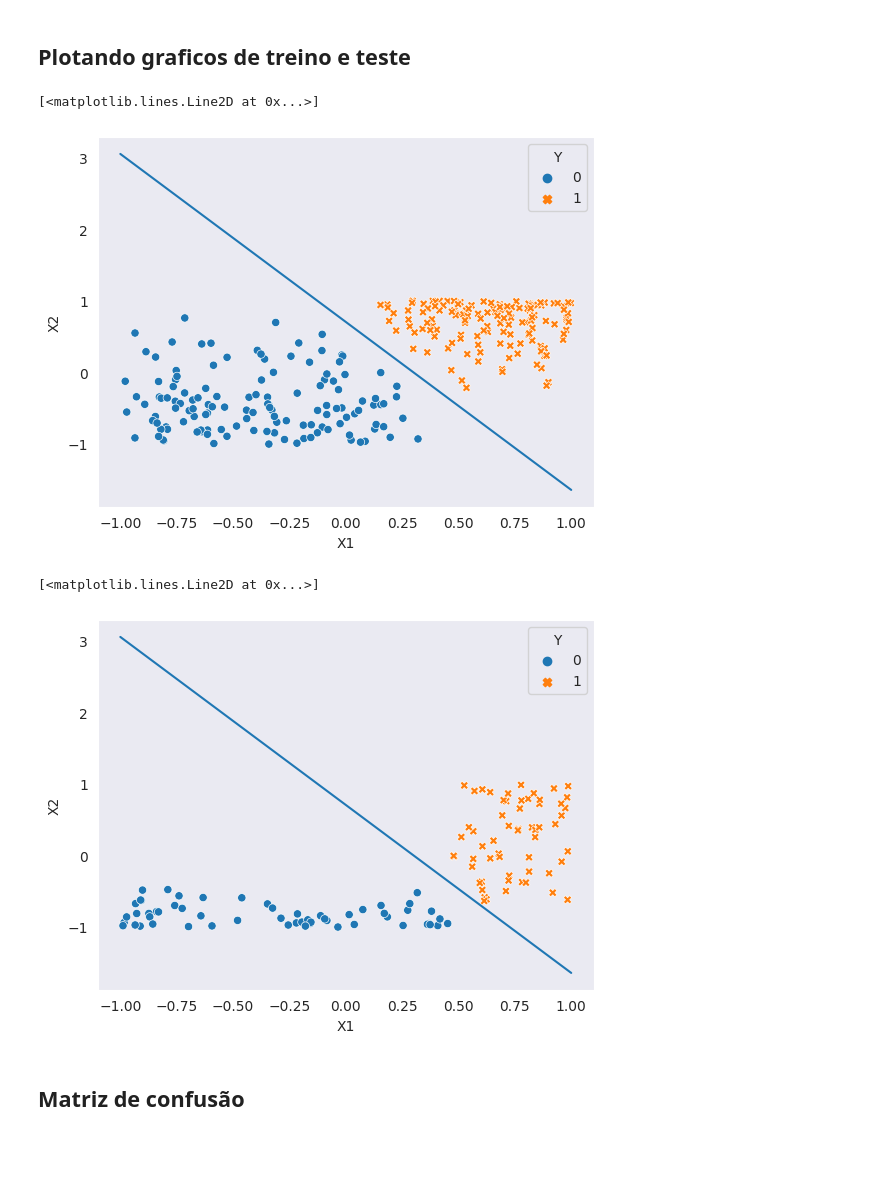
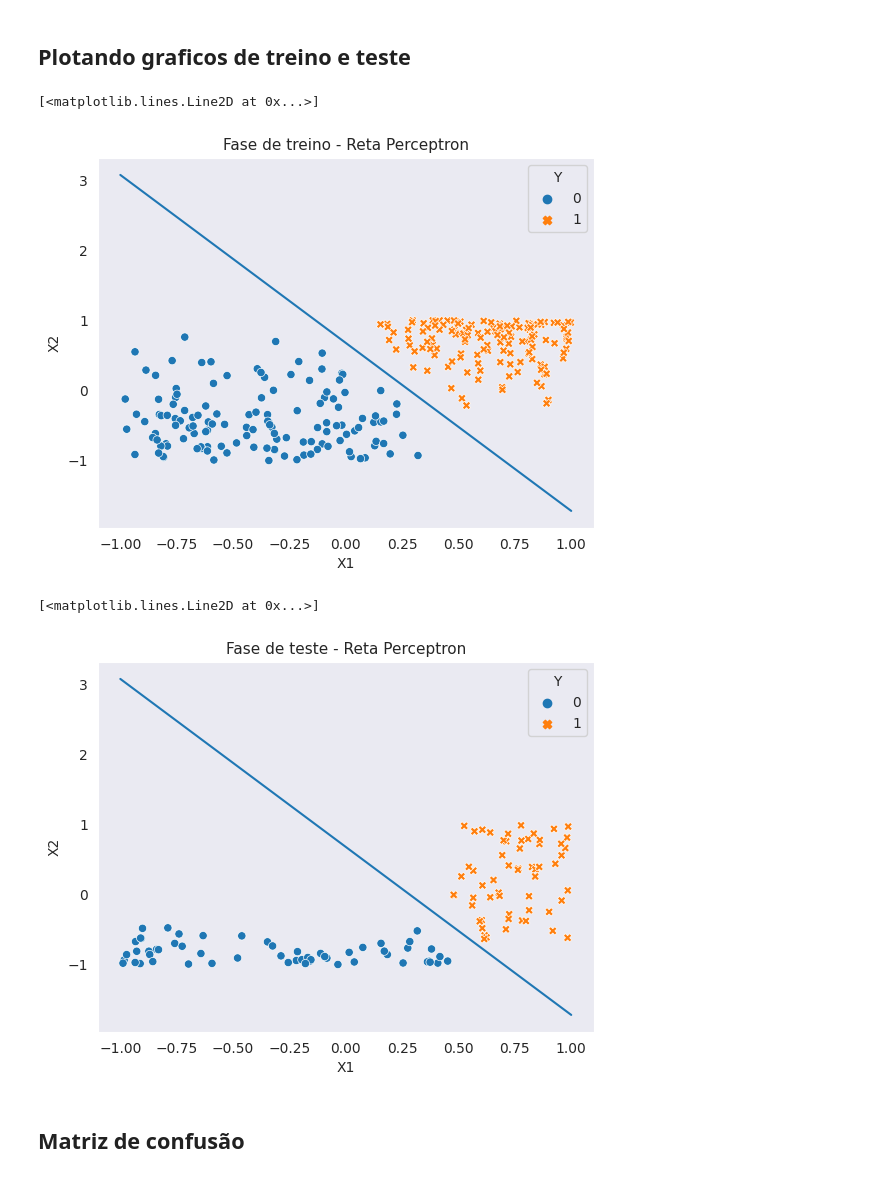
Before and after one commit to Henri-debug/perceptron_neural_net, a Jupyter notebook: motor_perceptron.ipynb, the cells around one changed output. Cells and saved outputs as stored; diff of their text form; code cells hidden in the pictures; blank space fills up the shorter version.

```diff
--- a/motor_perceptron.ipynb
+++ b/motor_perceptron.ipynb
@@ -224,7 +244,7 @@ class Perceptron:
         print("Pesos: " + str(self.w))
         print("Épocas: " + str(self.epoch))
 
-    def train(self,inputs_train, epoch): #O(n^2)
+    def train(self,inputs_train): #O(n^2)
         st = time.process_time()
         error = 1
         while error == 1:
@@ -235,7 +255,10 @@ class Perceptron:
                     x2w2 = x[1]*self.w[1]
 
                     sigma = (self.limit * -1) + (x1w1 + x2w2)
-                    y = degrau_func(sigma)
+                    if(sigma>0):
+                        y = 1
+                    else:
+                        y = 0
                     #print("Y Result = "+str(y)+" Y Expected = "+str(x[2]))
 
                     if(y != x[2]):
@@ -243,7 +266,6 @@ class Perceptron:
                         self.w[0] = self.w[0] + self.learning_rate*(x[2]-y)*x[0] # Ajuste do peso 1
                         self.w[1] = self.w[1] + self.learning_rate*(x[2]-y)*x[1] # Ajuste do peso 2
                         self.limit = self.limit + self.learning_rate*(x[2]-y)*-1
-
 
 
         et = time.process_time()
@@ -276,8 +298,8 @@ class Perceptron:
         self.limit = limit
         self.learning_rate = learning_r
 # %%
-model = Perceptron(0.5, 0.85)
+model = Perceptron(0.5, 0.9)
 # %%
-model.train(train_matrix, 10)
+model.train(train_matrix)
 model.parameters()
 # %% [output]
@@ -321,23 +343,25 @@ def f(x):
 # %%
 # Grafico de dispersão para os dados de treino
 
 sns.set_style("dark")
 sns.scatterplot(data=train_df, x='X1', y = 'X2', hue="Y", style = "Y")
 #plt.plot(cord[0],cord[1], linewidth=1)
+plt.title(f'Fase de treino - Reta Perceptron',fontsize=11)
 plt.plot(x,f(x))
 # %% [output]
 [<matplotlib.lines.Line2D at 0x...>]
-[figure, old version]
+[figure, new version]
 # %%
 # Grafico de dispersão para os dados de teste
 test_df_plot = test_df.assign(Y=test_matrix_y) # Adicionando novamente os Y aos dados de teste
 
 sns.set_style("dark")
 sns.scatterplot(data=test_df_plot, x="X1", y="X2", hue="Y", style='Y')
+plt.title(f'Fase de teste - Reta Perceptron',fontsize=11)
 plt.plot(x,f(x))
 # %% [output]
 [<matplotlib.lines.Line2D at 0x...>]
-[figure, old version]
+[figure, new version]
 # %% [markdown]
 ## Matriz de confusão
 # %%
```
Also changed, not shown: parts of 5 cells of this notebook.
